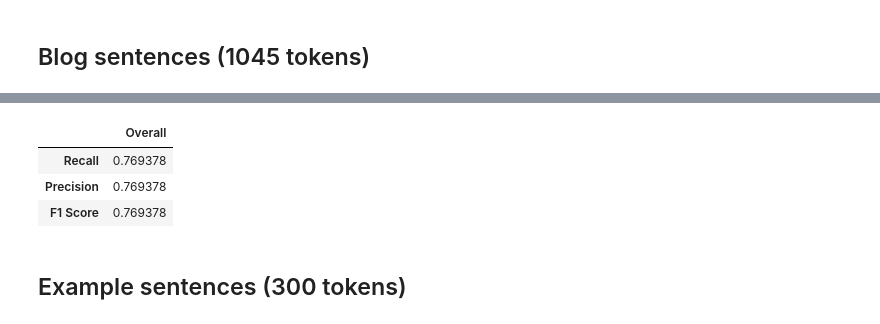
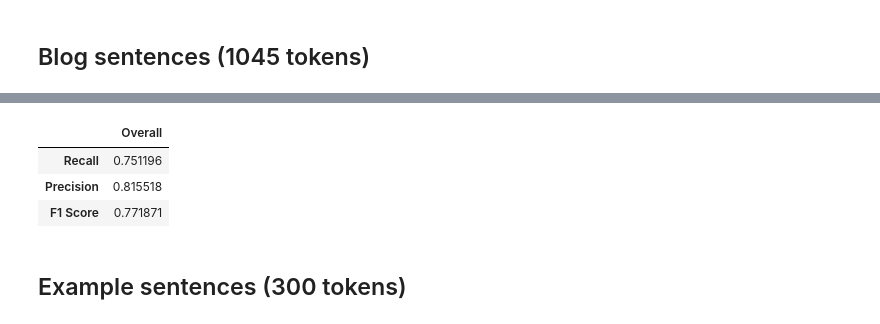
Before and after one commit to rjrequina/Cebuano-POS-Tagger, a Jupyter notebook: eval/Evaluation.ipynb, the cells around one changed output, grey strips where cells are left out. Drawn from its saved outputs; the diff is of its cells as text; code cells hidden in the pictures.

```diff
--- a/eval/Evaluation.ipynb
+++ b/eval/Evaluation.ipynb
@@ -160,14 +193,14 @@ pd.concat([recall_series, precision_series, fscore_series], axis=1)
 # %%
-recall = recall_score(y_true=y_true_2, y_pred=y_pred_2, average='micro')
-precision = precision_score(y_true=y_true_2, y_pred=y_pred_2, average='micro')
-fscore = f1_score(y_true=y_true_2, y_pred=y_pred_2, average='micro')
+recall = recall_score(y_true=y_true_2, y_pred=y_pred_2, average='weighted')
+precision = precision_score(y_true=y_true_2, y_pred=y_pred_2, average='weighted')
+fscore = f1_score(y_true=y_true_2, y_pred=y_pred_2, average='weighted')
 
 pd.DataFrame([recall, precision, fscore], index=['Recall', 'Precision', 'F1 Score'], columns=['Overall'])
 # %% [output]
 |  | Overall |
-| Recall | 0.769378 |
-| Precision | 0.769378 |
-| F1 Score | 0.769378 |
+| Recall | 0.751196 |
+| Precision | 0.815518 |
+| F1 Score | 0.771871 |
 # %% [markdown]
 ## Example sentences (300 tokens)
 # %%
```
Also changed, not shown: parts of 19 cells of this notebook, 2 other files.
